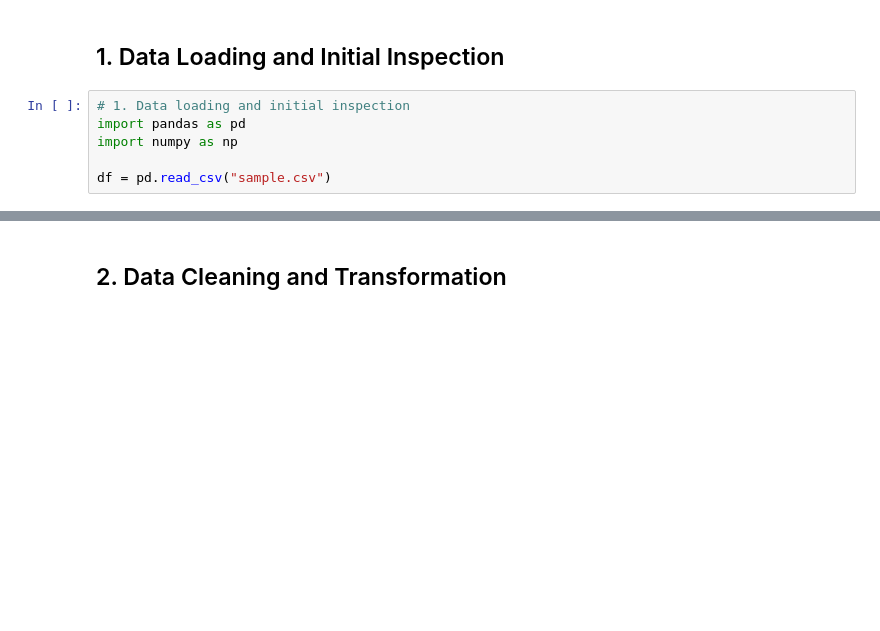
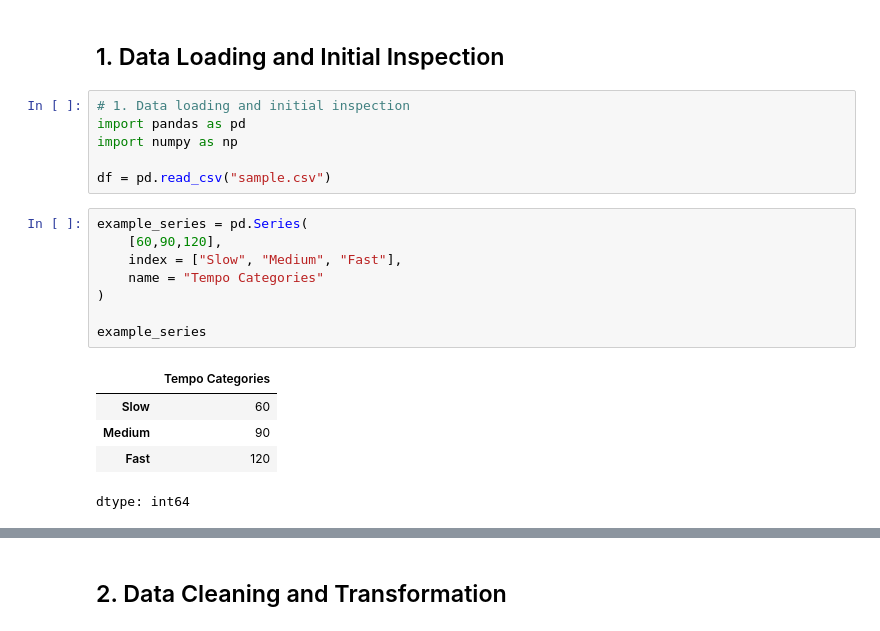
Before and after one commit to rmedrano21955/cis4930-sp26-project-group-08, a Jupyter notebook: notebooks/analysis.ipynb, the cells around one changed output, grey strips where cells are left out. Cells and saved outputs as stored; diff of their text form; blank space fills up the shorter version.

```diff
--- a/notebooks/analysis.ipynb
+++ b/notebooks/analysis.ipynb
@@ -6,3 +6,17 @@ import pandas as pd
 import numpy as np
 
 df = pd.read_csv("sample.csv")
+# %%
+example_series = pd.Series(
+    [60,90,120],
+    index = ["Slow", "Medium", "Fast"],
+    name = "Tempo Categories"
+)
+
+example_series
+# %% [output]
+|  | Tempo Categories |
+| Slow | 60 |
+| Medium | 90 |
+| Fast | 120 |
+dtype: int64
```
Also changed, not shown: parts of 6 cells of this notebook.
